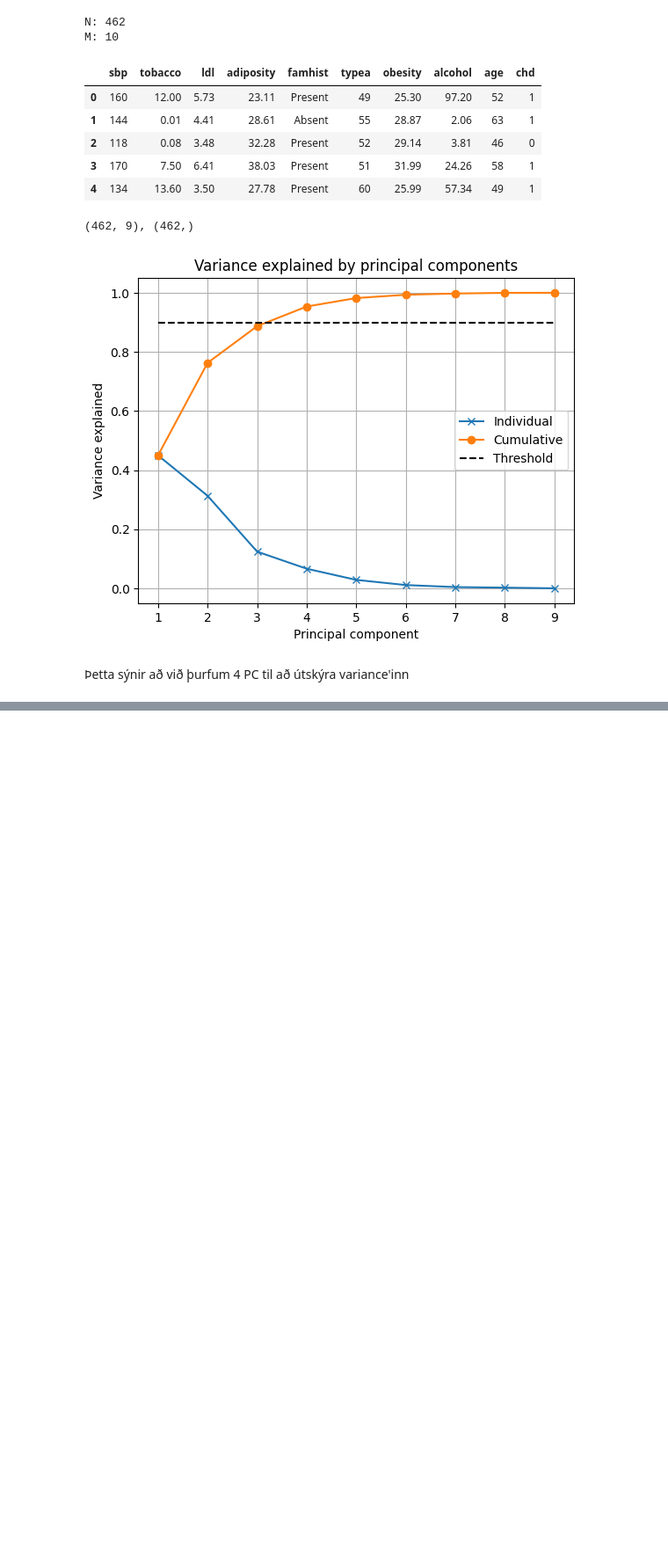
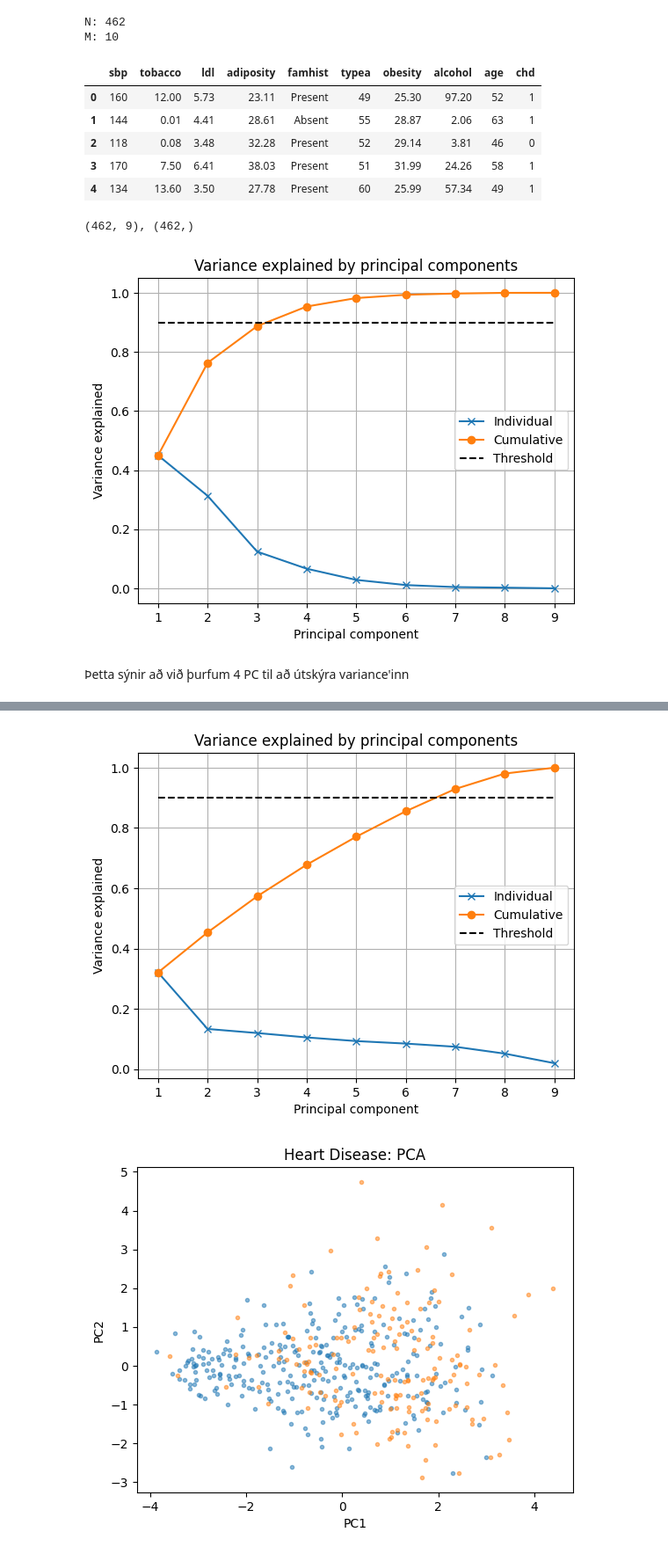
Before and after one commit to bodvarsdottirkristin/ML-group17, a Jupyter notebook: ML-Project1/pca_analysis.ipynb, the cells around one changed output, grey strips where cells are left out. Shown at 88% size. Drawn from its saved outputs; the diff is of its cells as text; code cells hidden in the pictures; blank space fills up the shorter version.

```diff
--- a/ML-Project1/pca_analysis.ipynb
+++ b/ML-Project1/pca_analysis.ipynb
@@ -115,0 +109,62 @@ plt.show()
+# %%
+# Aftur nema normalized
+X_tilde = (X - np.mean(X, axis=0)) / np.std(X, axis=0)
+
+pca = PCA()
+pca.fit(X_tilde)
+V = pca.components_.T
+# Compute fraction of variance explained
+rho = pca.explained_variance_ratio_
+
+# 90% threshold for variance explained
+threshold = 0.9
+plt.figure()
+plt.plot(range(1, len(rho) + 1), rho, "x-")
+plt.plot(range(1, len(rho) + 1), np.cumsum(rho), "o-")
+plt.plot([1, len(rho)], [threshold, threshold], "k--")
+plt.title("Variance explained by principal components")
+plt.xlabel("Principal component")
+plt.ylabel("Variance explained")
+plt.legend(["Individual", "Cumulative", "Threshold"])
+plt.grid()
+plt.show()
+
+
+PC_idxs = [0, 1]  # Indices of the principal components to plot
+unique_classes = np.unique(y) # Get unique classes from the target variable
+
+# Project the data onto the first two principal components and plot
+# Project X to the subspace
+B = pca.transform(X_tilde)
+
+# Plot PCA of the data
+fig = plt.figure()
+plt.title("Heart Disease: PCA")
+# Plot the data projected onto the principal components, colored by chd
+for is_chd in unique_classes:
+    mask = (y == is_chd)
+    plt.plot(B[mask, PC_idxs[0]], B[mask, PC_idxs[1]], ".", alpha=0.5)
+
+# Set axis labels
+plt.xlabel(f"PC{PC_idxs[0] + 1}")
+plt.ylabel(f"PC{PC_idxs[1] + 1}")
+plt.show()
+### END SOLUTION
+
+
+bw = 0.2
+r = np.arange(1, X.shape[1] + 1)
+
+fig = plt.figure(figsize=(10, 6))
+plt.title("HeartDisease: PCA Component Coefficients")
+for i, pc in enumerate(V[:, :4].T):
+    plt.bar(r + i * bw, pc, width=bw, label=f"PC{i+1}")
+plt.xticks(r + bw, X.columns)
+plt.xlabel("Attributes")
+plt.ylabel("Component coefficients")
+plt.legend()
+plt.grid()
+plt.show()
+# %% [output]
+[figure, added]
+[figure, added]
```
Also changed, not shown: parts of 4 cells of this notebook.
